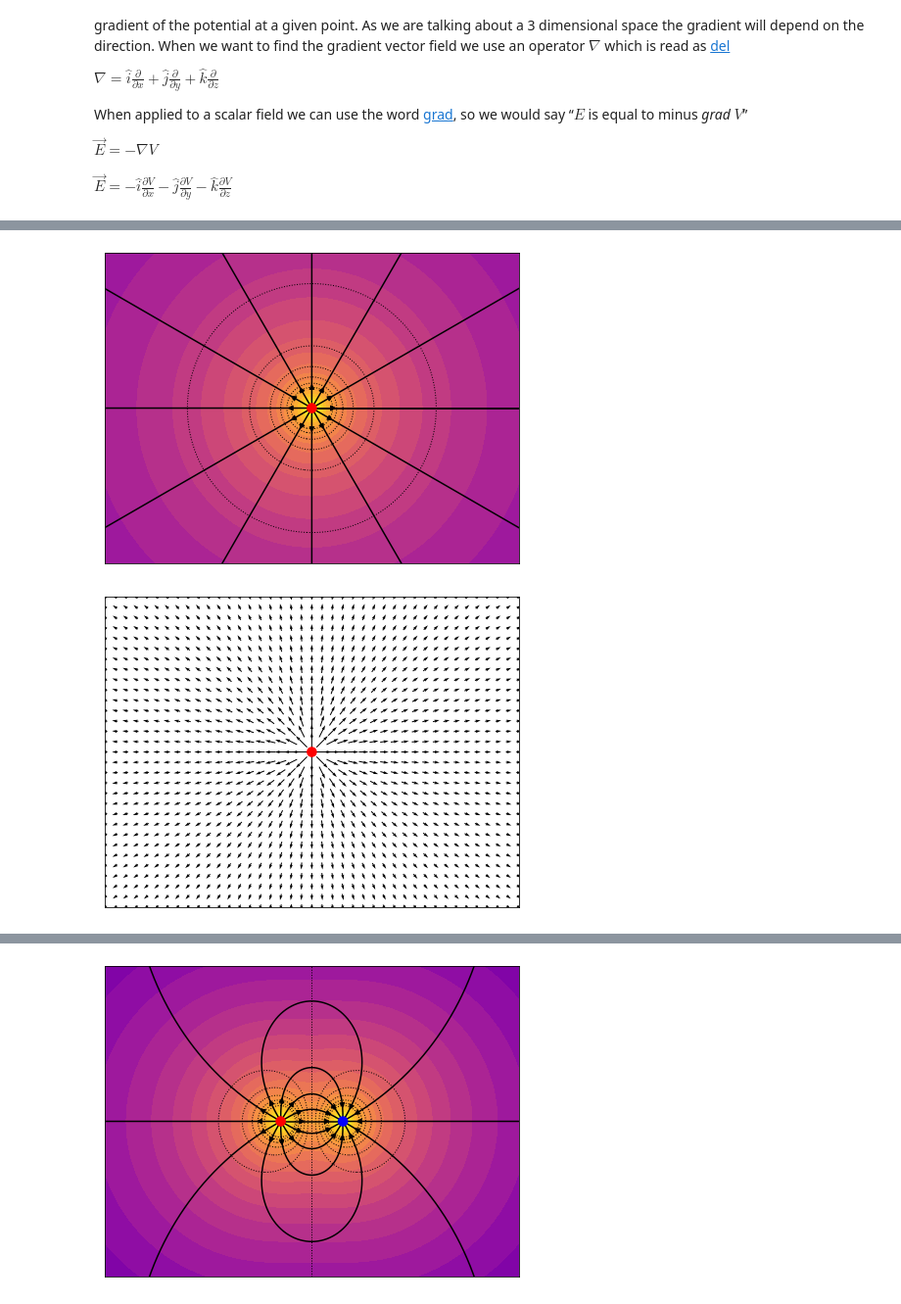
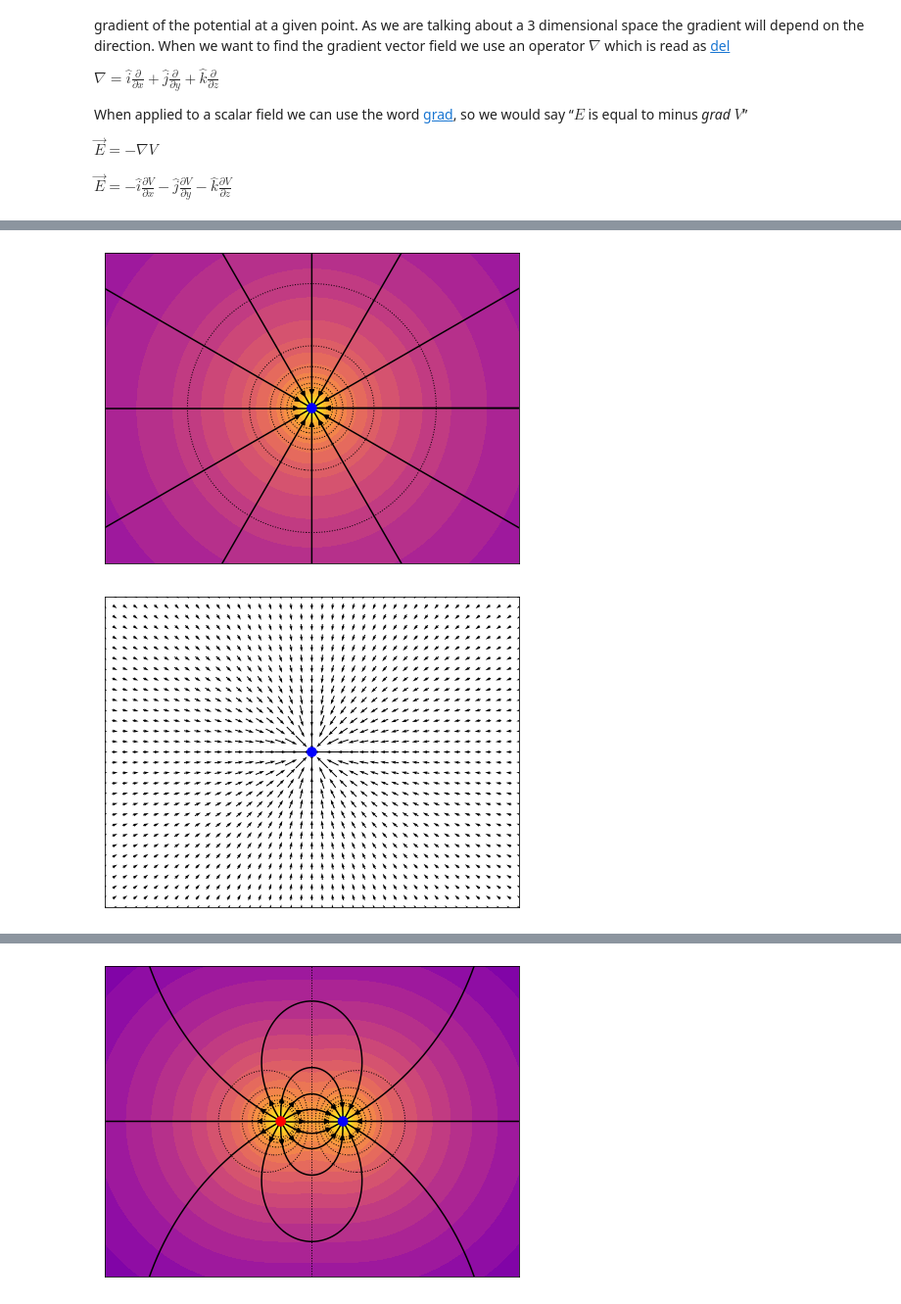
Before and after one commit to marivifs-teaching/PHY142-2023, a Jupyter notebook: Lectures/L7.ipynb, the cells around one changed output, grey strips where cells are left out. Shown at 98% size. Drawn from its saved outputs; the diff is of its cells as text; code cells hidden in the pictures.

```diff
--- a/Lectures/L7.ipynb
+++ b/Lectures/L7.ipynb
@@ -147,7 +147,7 @@ XOFFSET = 0
 electrostatics.init(XMIN, XMAX, YMIN, YMAX, ZOOM, XOFFSET)
 
 # Set up the charges, electric field, and potential
-charges = [PointCharge(1, [0, 0])]
+charges = [PointCharge(-1, [0, 0])]
 field = ElectricField(charges)
 potential = Potential(charges)
 
@@ -172,35 +172,35 @@ for i in range(n):
             u[i, j] = v[i, j] = None
         else:
             mag = field.magnitude([x[i, j], y[i, j]])**(1/5)
             a = field.angle([x[i, j], y[i, j]])
             u[i, j], v[i, j] = mag*numpy.cos(a), mag*numpy.sin(a)
 
 ## Plotting ##
 
 # Electric field lines and potential contours
 fig = pyplot.figure(figsize=(6, 4.5))
 potential.plot()
 field.plot()
 for fieldline in fieldlines:
     fieldline.plot()
 for charge in charges:
     charge.plot()
 finalize_plot()
 #fig.savefig('dipole-field-lines.pdf', transparent=True)
 
 # Field vectors
 fig = pyplot.figure(figsize=(6, 4.5))
 cmap = pyplot.cm.get_cmap('plasma')
 pyplot.quiver(x, y, u, v, pivot='mid', cmap=cmap, scale=35)
 for charge in charges:
     charge.plot()
 finalize_plot()
 #fig.savefig('dipole-field-vectors.pdf', transparent=True)
 
 pyplot.show()
 # %% [output]
-[figure, old version]
+[figure, new version]
-[figure, old version]
+[figure, new version]
 # %% [markdown]
 ### Electric dipole potential
 
```
Also changed, not shown: 6 other files.
